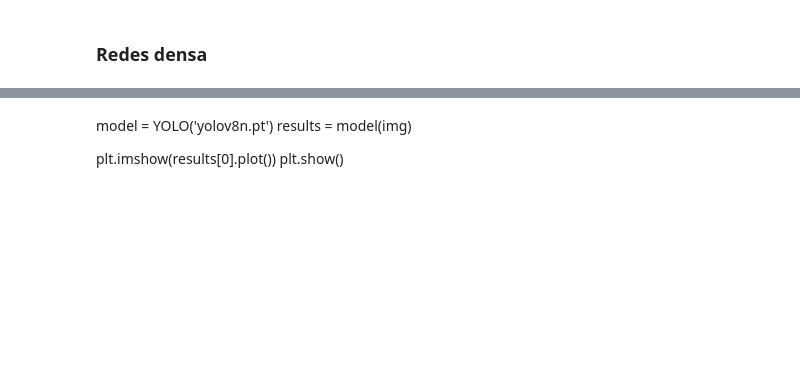
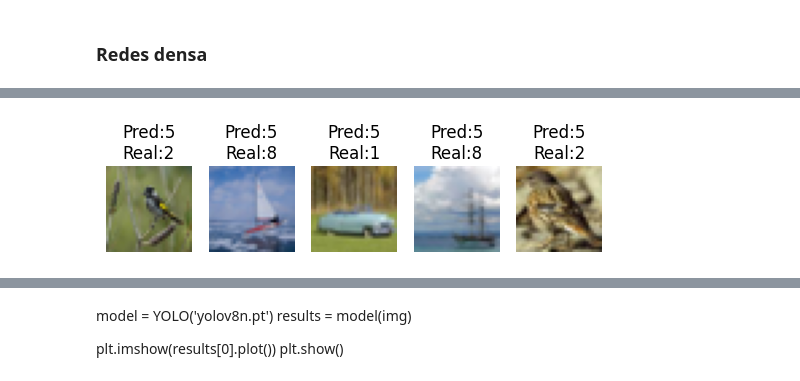
Before and after one commit to andres-merino/Minicurso-ProcesamientoImagenes, a Jupyter notebook: ProcesamientoImagenes.ipynb, the cells around one changed output, grey strips where cells are left out. Drawn from its saved outputs; the diff is of its cells as text; code cells hidden in the pictures; blank space fills up the shorter version.

```diff
--- a/ProcesamientoImagenes.ipynb
+++ b/ProcesamientoImagenes.ipynb
@@ -204,8 +190,9 @@ plt.show()
 # %% [markdown]
 ### <font color='264CC7'> Redes densa</font>
 # %%
+#Crear el modelo (Modelo denso, regular, sin redes convolucionales todavia)
 modelo = tf.keras.Sequential([
-    tf.keras.layers.Flatten(input_shape=(28,28,1)),
+    tf.keras.layers.Flatten(input_shape=(32,32,3)),
     tf.keras.layers.Dense(units=50, activation='relu'),
     tf.keras.layers.Dense(units=50, activation='relu'),
     tf.keras.layers.Dense(10, activation='softmax')
@@ -239,0 +225,8 @@ _________________________________________________________________
+# %%
+# Cantidad de datos de entrenamiento
+num_datos_train = metadatos.splits["train"].num_examples
+print("Imagenes de entrenamiento:",num_datos_train)
+
+# Coloco en lotes
+datos_train = datos_train.repeat().shuffle(num_datos_train).batch(32)
+datos_test = datos_test.batch(32)
@@ -240,7 +235,7 @@ _________________________________________________________________
 # %%
 historial = modelo.fit(
     datos_train,
-    epochs=60,
+    epochs=5,
     steps_per_epoch=1875
 )
 # %% [output]
@@ -248,0 +252,13 @@ TypeError: 'NoneType' object is not callable
+# %%
+for i, (imagenes, etiquetas_reales) in enumerate(datos_test.take(1)):
+    # Hacer predicciones
+    predicciones = modelo.predict(imagenes)
+
+    for j in range(5):
+        imagen = imagenes[j+26].numpy()
+        plt.subplot(1, 5, j+1)
+        plt.imshow(imagen, cmap=plt.cm.binary)
+        plt.title(f"Pred:{tf.argmax(predicciones[j+26]).numpy()}\nReal:{etiquetas_reales[j+26].numpy()}")
+        plt.axis('off')
+    plt.show()
+# %% [output]
@@ -248,0 +267 @@ TypeError: 'NoneType' object is not callable
+[figure, added]
```
Also changed, not shown: parts of 18 cells of this notebook.
